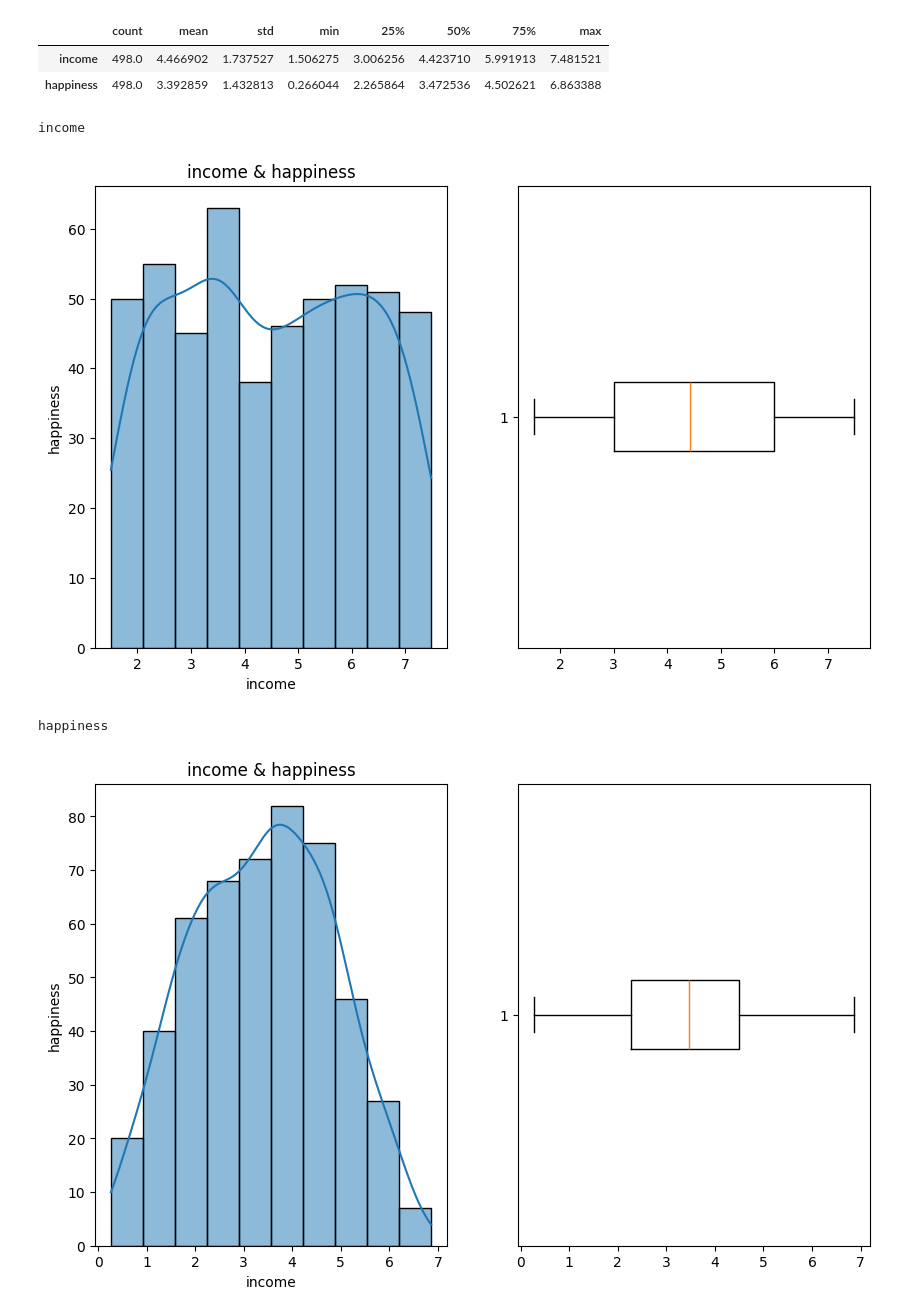
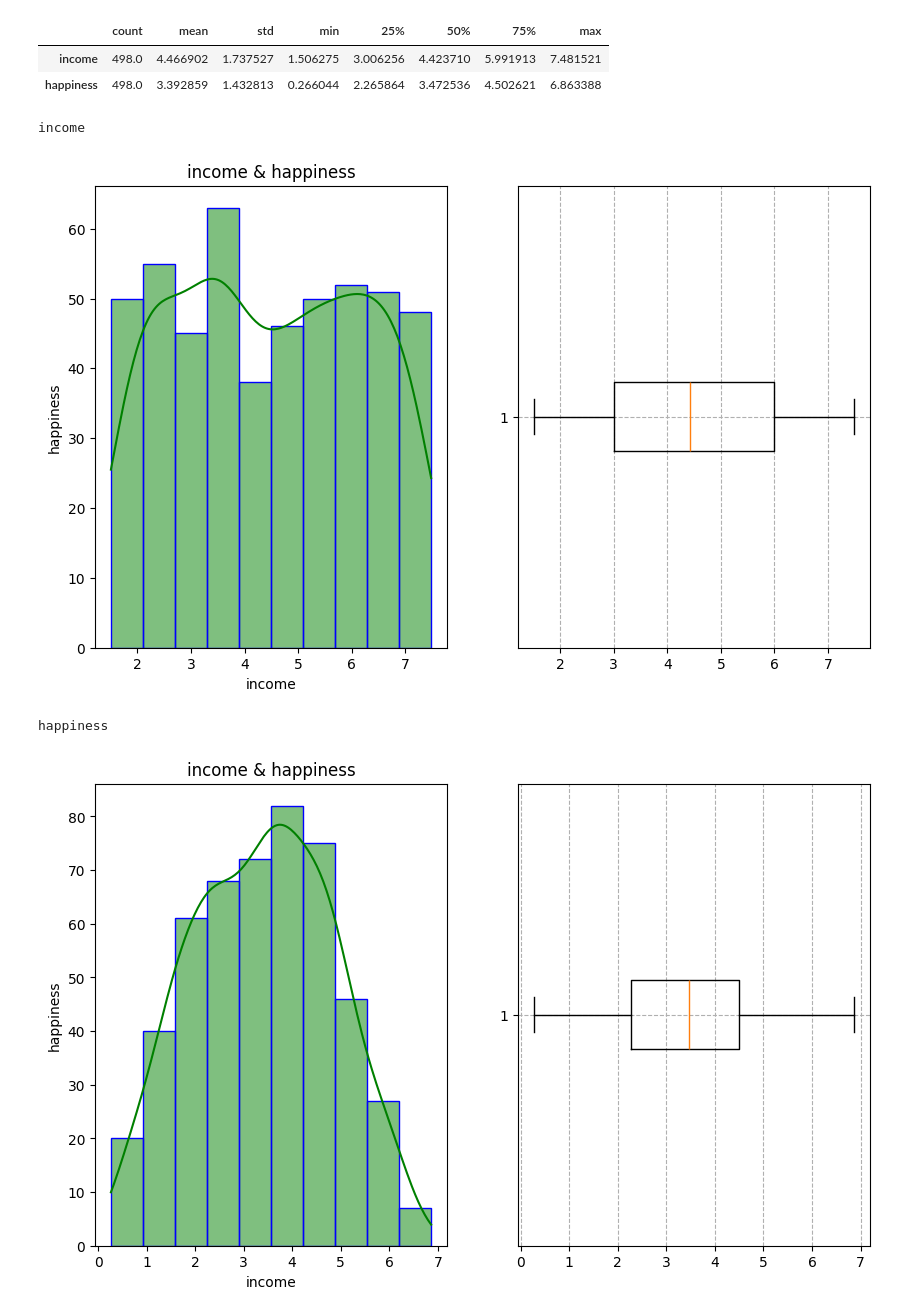
Before and after one commit to rakshume/Machine-Learning, a Jupyter notebook: Linear Regression/Linear Regression.ipynb, the cells around one changed output. Drawn from its saved outputs; the diff is of its cells as text; code cells hidden in the pictures.

```diff
--- a/Linear Regression/Linear Regression.ipynb
+++ b/Linear Regression/Linear Regression.ipynb
@@ -83,20 +83,22 @@ df.describe().T
 # %%
 for i in df.columns:
     print(i)
 
     plt.figure(figsize=(10,6))
 
     plt.subplot(1,2,1)
-    sns.histplot(df[i], bins=10, kde=True)
+    sns.histplot(df[i], bins=10, kde=True, color='green',edgecolor='blue')
     plt.title('income & happiness')
     plt.xlabel('income')
     plt.ylabel('happiness')
 
     plt.subplot(1,2,2)
     plt.boxplot(df[i],vert=False)
+
+    plt.grid(True, linestyle='--' )
     plt.show()
 # %% [output]
 income
-[figure, old version]
+[figure, new version]
 happiness
-[figure, old version]
+[figure, new version]
```
Also changed, not shown: parts of 17 cells of this notebook, 2 other files.
